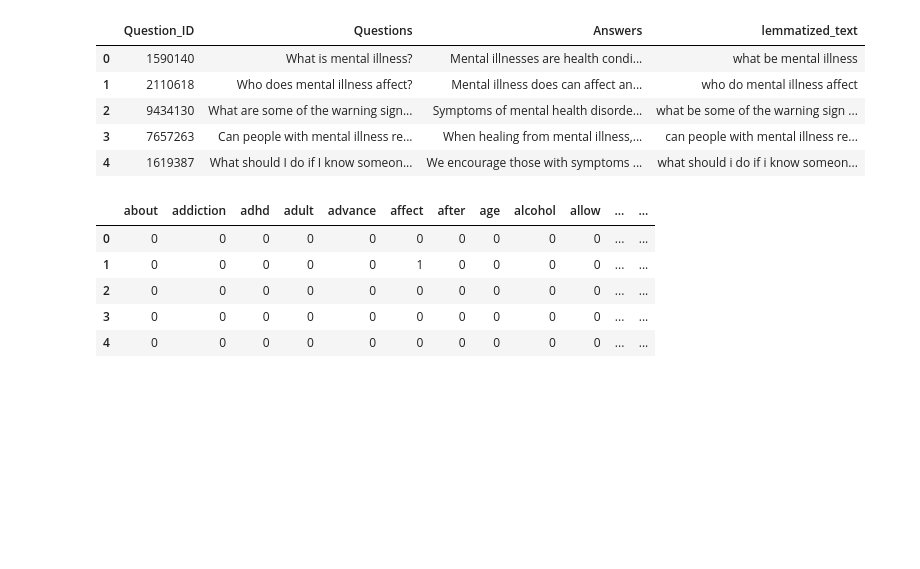
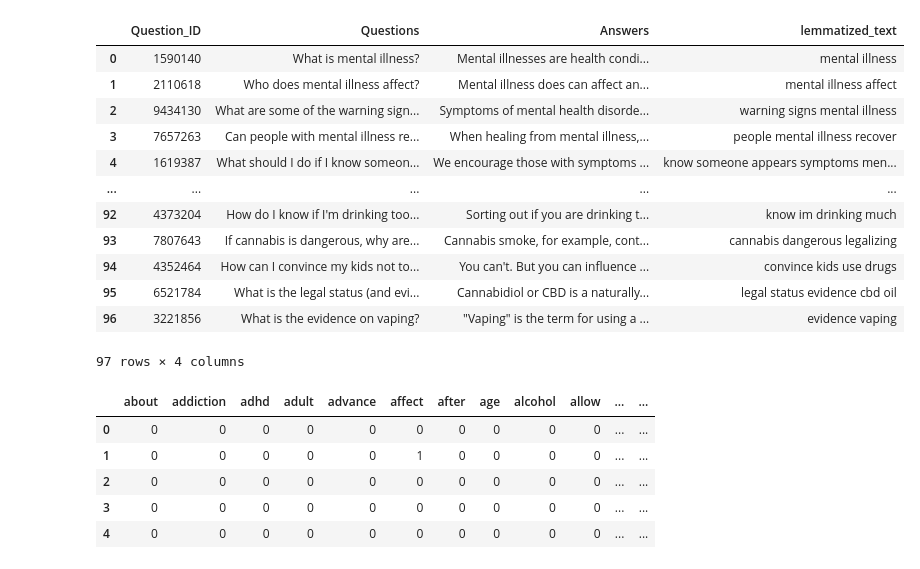
Before and after one commit to adt125/AI_project_2023, a Jupyter notebook: Rule_based.ipynb, the cells around one changed output. Saved outputs shown, nothing was run; the diff lists cells and outputs as text; code cells hidden in the pictures; blank space fills up the shorter version.

```diff
--- a/Rule_based.ipynb
+++ b/Rule_based.ipynb
@@ -53,0 +64,13 @@ print(stop)
+# %%
+def clean(text):
+  a=str(text)
+  size=len(a)
+  if size > 1000:
+    a=a[:1000]
+    final_string=a+"...... For more information, You can visit: www.who.int/india/health-topics/mental-health "
+    return final_string
+  else:
+    return text
+
+df['Answers']=df['Answers'].apply(clean)
+df
@@ -79,14 +136,21 @@ def text_normalization(text):
     return " ".join(lema_words)
 # %%
 df['lemmatized_text'] = df['Questions'].apply(text_normalization)   # clean text
-df.head(5)
+df
 # %% [output]
 |  | Question_ID | Questions | Answers | lemmatized_text |
-| 0 | 1590140 | What is mental illness? | Mental illnesses are health condi... | what be mental illness |
-| 1 | 2110618 | Who does mental illness affect? | Mental illness does can affect an... | who do mental illness affect |
-| 2 | 9434130 | What are some of the warning sign... | Symptoms of mental health disorde... | what be some of the warning sign ... |
-| 3 | 7657263 | Can people with mental illness re... | When healing from mental illness,... | can people with mental illness re... |
-| 4 | 1619387 | What should I do if I know someon... | We encourage those with symptoms ... | what should i do if i know someon... |
+| 0 | 1590140 | What is mental illness? | Mental illnesses are health condi... | mental illness |
+| 1 | 2110618 | Who does mental illness affect? | Mental illness does can affect an... | mental illness affect |
+| 2 | 9434130 | What are some of the warning sign... | Symptoms of mental health disorde... | warning signs mental illness |
+| 3 | 7657263 | Can people with mental illness re... | When healing from mental illness,... | people mental illness recover |
+| 4 | 1619387 | What should I do if I know someon... | We encourage those with symptoms ... | know someone appears symptoms men... |
+| ... | ... | ... | ... | ... |
+| 92 | 4373204 | How do I know if I'm drinking too... | Sorting out if you are drinking t... | know im drinking much |
+| 93 | 7807643 | If cannabis is dangerous, why are... | Cannabis smoke, for example, cont... | cannabis dangerous legalizing |
+| 94 | 4352464 | How can I convince my kids not to... | You can't. But you can influence ... | convince kids use drugs |
+| 95 | 6521784 | What is the legal status (and evi... | Cannabidiol or CBD is a naturally... | legal status evidence cbd oil |
+| 96 | 3221856 | What is the evidence on vaping? | "Vaping" is the term for using a ... | evidence vaping |
+97 rows × 4 columns
 # %%
 cv = CountVectorizer()                                  # intializing the count vectorizer
 X = cv.fit_transform(df['lemmatized_text']).toarray()
```
Also changed, not shown: parts of 8 cells of this notebook.
